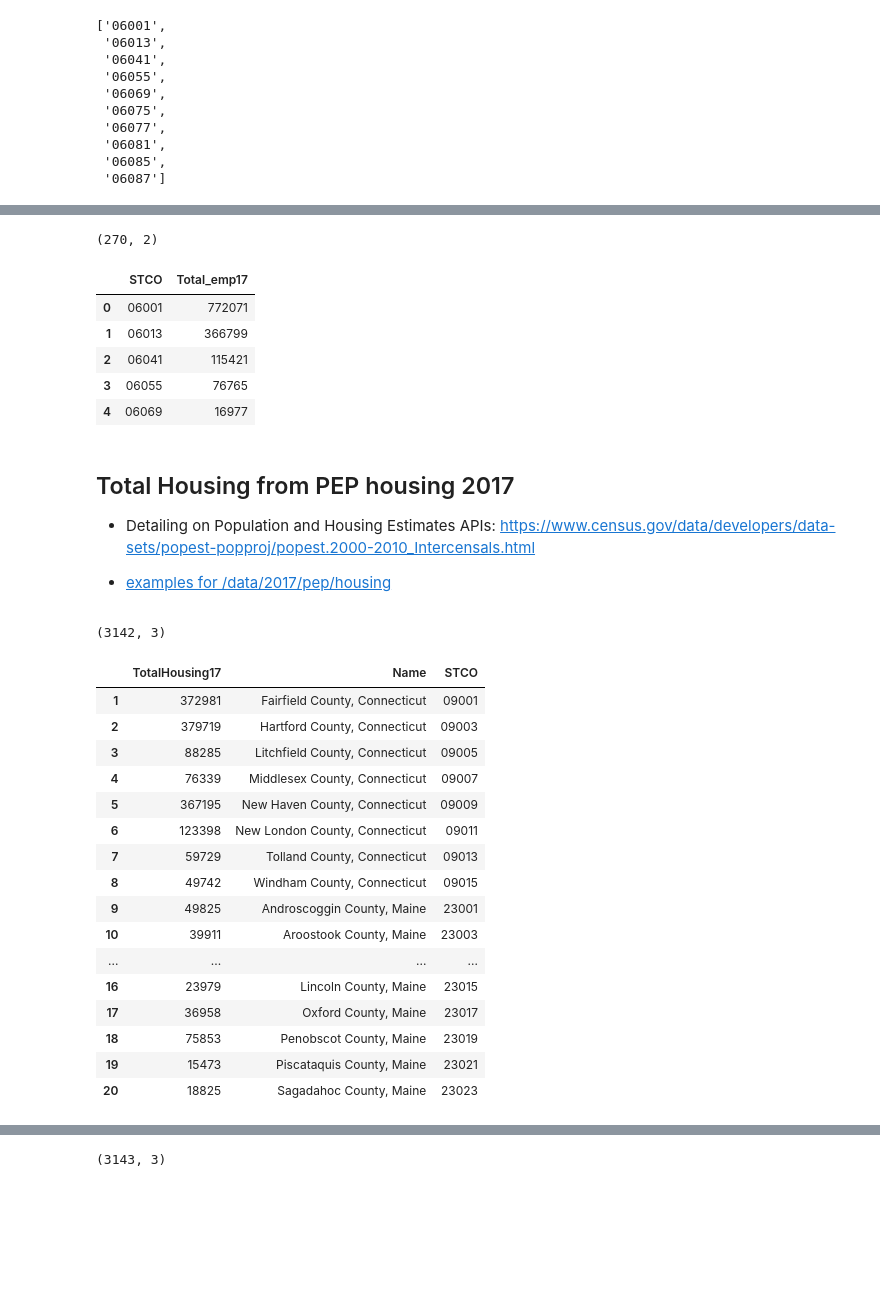
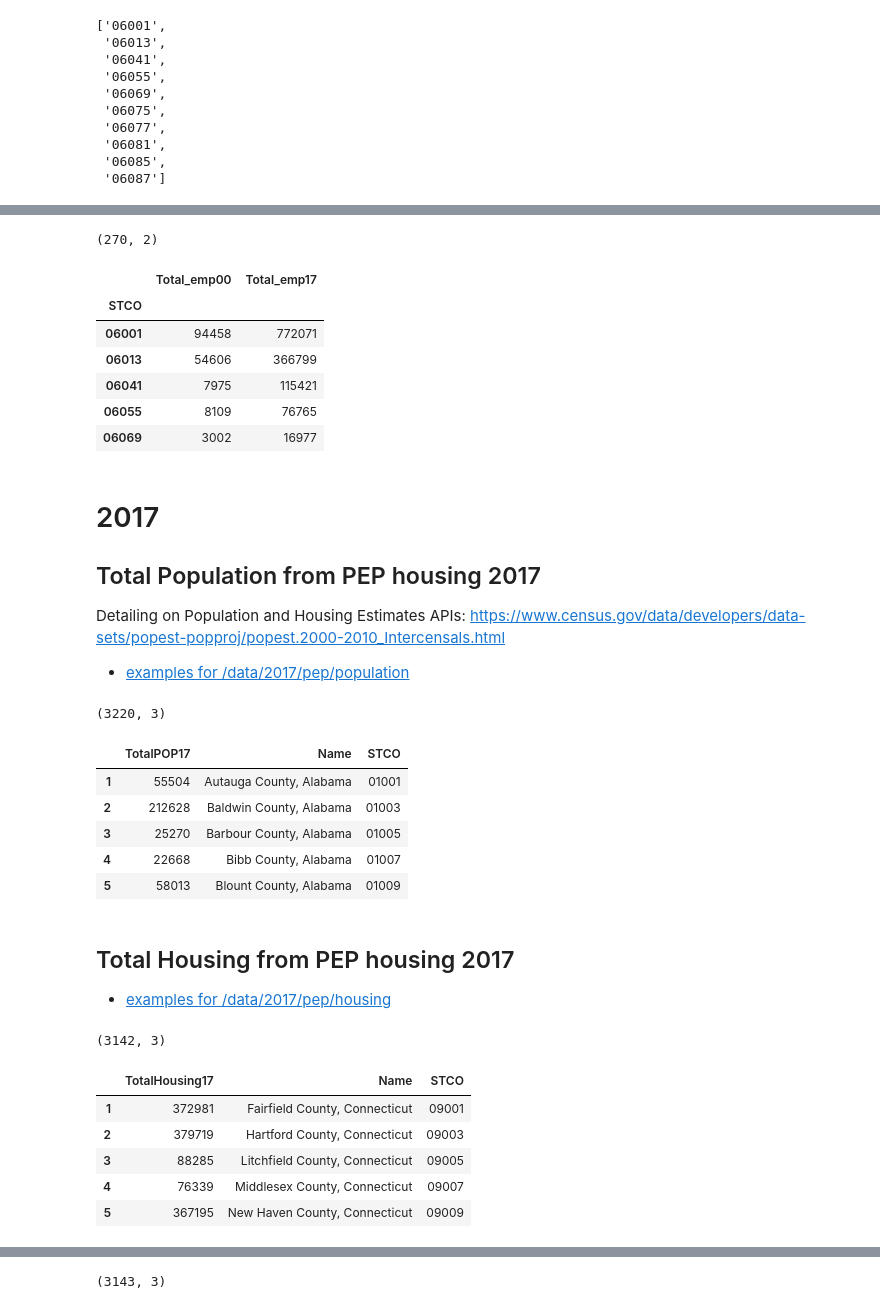
Before and after one commit to NYCPlanning/rp-USmetros_comparison, a Jupyter notebook: 4.1-Pop_Hou_Jobs_balance.ipynb, the cells around one changed output, grey strips where cells are left out. Drawn from its saved outputs; the diff is of its cells as text; code cells hidden in the pictures; blank space fills up the shorter version.

```diff
--- a/4.1-Pop_Hou_Jobs_balance.ipynb
+++ b/4.1-Pop_Hou_Jobs_balance.ipynb
@@ -260,58 +99,82 @@ JobsCO.head()
 # %%
-Jobs17 = pd.read_csv('JobsCO17')
+JobsCO00_17 = pd.read_csv('exports/Jobs00-17CO.csv').iloc[:,:-2]
 
-Jobs17['STCO'] = Jobs17['STCO'].astype(str)
-Jobs17['STCO'] = Jobs17['STCO'].apply(lambda x: '{0:0>5}'.format(x))
+JobsCO00_17.rename(columns={'Unnamed: 0':'STCO'}, inplace=True)
 
-print(Jobs17.shape)
-Jobs17.head()
+JobsCO00_17['STCO'] = JobsCO00_17['STCO'].astype(str)
+JobsCO00_17['STCO'] = JobsCO00_17['STCO'].apply(lambda x: '{0:0>5}'.format(x))
+
+JobsCO00_17 = JobsCO00_17.set_index('STCO')
+
+print(JobsCO00_17.shape)
+JobsCO00_17.head()
 # %% [output]
 (270, 2)
-|  | STCO | Total_emp17 |
-| 0 | 06001 | 772071 |
-| 1 | 06013 | 366799 |
-| 2 | 06041 | 115421 |
-| 3 | 06055 | 76765 |
-| 4 | 06069 | 16977 |
+|  | Total_emp00 | Total_emp17 |
+| STCO |  |  |
+| 06001 | 94458 | 772071 |
+| 06013 | 54606 | 366799 |
+| 06041 | 7975 | 115421 |
+| 06055 | 8109 | 76765 |
+| 06069 | 3002 | 16977 |
 # %% [markdown]
-## Total Housing from PEP housing 2017
+# 2017
 
-- Detailing on Population and Housing Estimates APIs: https://www.census.gov/data/developers/data-sets/popest-popproj/popest.2000-2010_Intercensals.html
+## Total Population from PEP housing 2017
+Detailing on Population and Housing Estimates APIs: https://www.census.gov/data/developers/data-sets/popest-popproj/popest.2000-2010_Intercensals.html
 
-- [examples for /data/2017/pep/housing](https://api.census.gov/data/2017/pep/housing/examples.html)
+- [examples for /data/2017/pep/population](https://api.census.gov/data/2017/pep/population/examples.html)
+# %%
+# POP2017 data for all counties in the US
+POP2017 = pd.read_json('https://api.census.gov/data/2017/pep/population?get='+
+                         'POP,GEONAME&for=county:*')
+
+POP2017.columns = POP2017.iloc[0]
+POP2017 = POP2017[1:]
+
+POP2017['state'] = POP2017['state'].apply(lambda x: '{0:0>2}'.format(x))
+POP2017['county'] = POP2017['county'].apply(lambda x: '{0:0>3}'.format(x))
+POP2017['STCO'] = POP2017[['state', 'county']].apply(lambda x: ''.join(x), axis=1)
+
+POP2017 = POP2017.drop(['state', 'county'], axis=1)
+POP2017.columns = ['TotalPOP17','Name', 'STCO']
+
+print(POP2017.shape)
+POP2017.head()
+# %% [output]
+(3220, 3)
+|  | TotalPOP17 | Name | STCO |
+| 1 | 55504 | Autauga County, Alabama | 01001 |
+| 2 | 212628 | Baldwin County, Alabama | 01003 |
+| 3 | 25270 | Barbour County, Alabama | 01005 |
+| 4 | 22668 | Bibb County, Alabama | 01007 |
+| 5 | 58013 | Blount County, Alabama | 01009 |
+# %% [markdown]
+## Total Housing from PEP housing 2017
+
+- [examples for /data/2017/pep/housing](https://api.census.gov/data/2017/pep/housing/examples.html)
 # %%
 # HU2017 data for all counties in the US
 totalHU17 = pd.read_json('https://api.census.gov/data/2017/pep/housing?get='+
                          'HUEST,GEONAME&for=county:*&DATE=10')
 
 totalHU17.columns = totalHU17.iloc[0]
 totalHU17 = totalHU17[1:]
 
 totalHU17['state'] = totalHU17['state'].apply(lambda x: '{0:0>2}'.format(x))
 totalHU17['county'] = totalHU17['county'].apply(lambda x: '{0:0>3}'.format(x))
 totalHU17['STCO'] = totalHU17[['state', 'county']].apply(lambda x: ''.join(x), axis=1)
 
 totalHU17 = totalHU17.drop(['state', 'county','DATE'], axis=1)
 totalHU17.columns = ['TotalHousing17','Name', 'STCO']
 
 print(totalHU17.shape)
-totalHU17.head(20)
+totalHU17.head()
 # %% [output]
 (3142, 3)
 |  | TotalHousing17 | Name | STCO |
 | 1 | 372981 | Fairfield County, Connecticut | 09001 |
 | 2 | 379719 | Hartford County, Connecticut | 09003 |
 | 3 | 88285 | Litchfield County, Connecticut | 09005 |
 | 4 | 76339 | Middlesex County, Connecticut | 09007 |
 | 5 | 367195 | New Haven County, Connecticut | 09009 |
-| 6 | 123398 | New London County, Connecticut | 09011 |
-| 7 | 59729 | Tolland County, Connecticut | 09013 |
-| 8 | 49742 | Windham County, Connecticut | 09015 |
-| 9 | 49825 | Androscoggin County, Maine | 23001 |
-| 10 | 39911 | Aroostook County, Maine | 23003 |
-| ... | ... | ... | ... |
-| 16 | 23979 | Lincoln County, Maine | 23015 |
-| 17 | 36958 | Oxford County, Maine | 23017 |
-| 18 | 75853 | Penobscot County, Maine | 23019 |
-| 19 | 15473 | Piscataquis County, Maine | 23021 |
-| 20 | 18825 | Sagadahoc County, Maine | 23023 |
```
Also changed, not shown: parts of 55 cells of this notebook, 15 other files.
